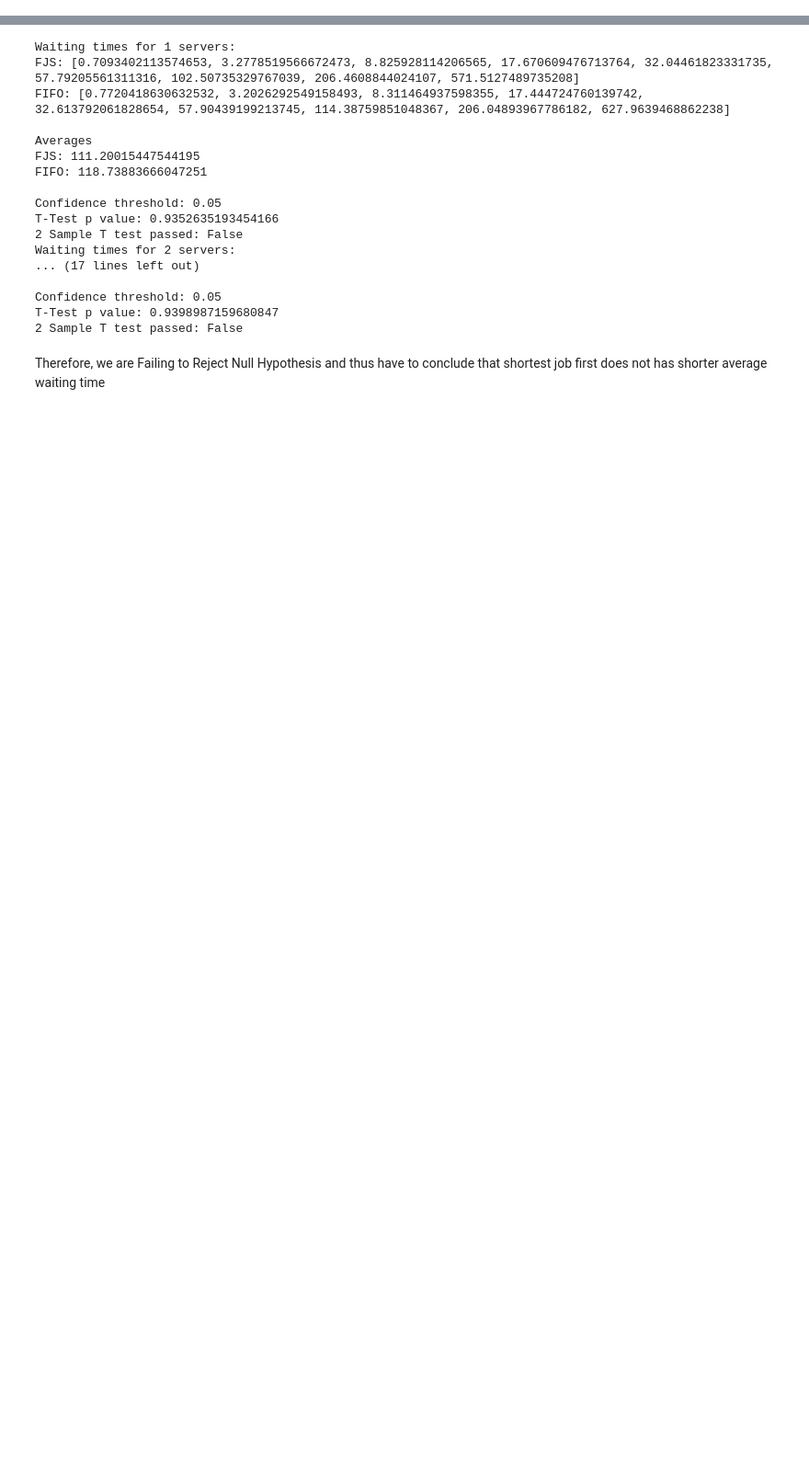
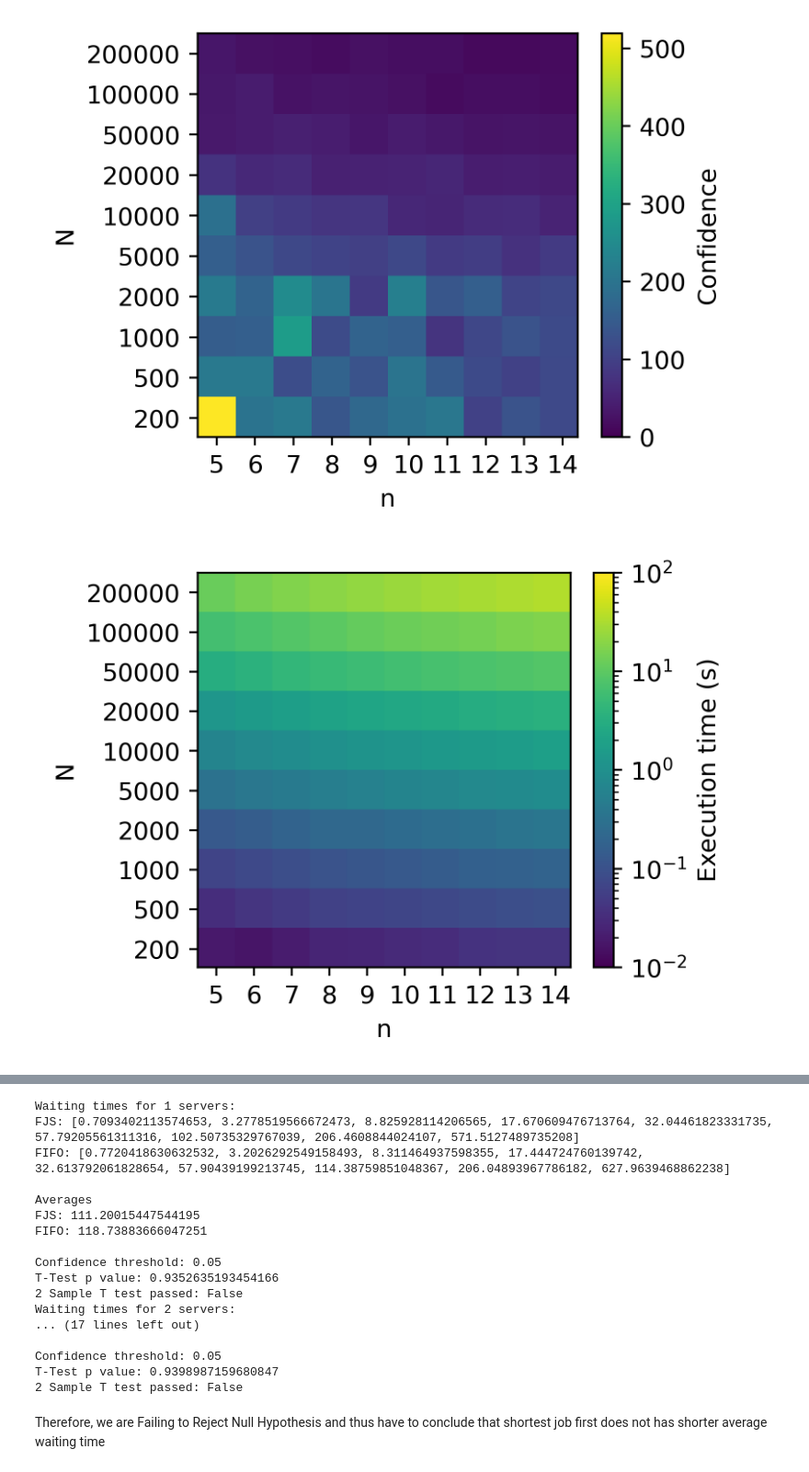
Before and after one commit to pabloralves/Stoc_Assignment_2, a Jupyter notebook: JasperTimmer_12854328_JuanSandalinas_15269388_PabloRodriguezAlves_15310191.ipynb, the cells around one changed output, grey strips where cells are left out. Shown at 92% size. Saved outputs shown, nothing was run; the diff lists cells and outputs as text; code cells hidden in the pictures; blank space fills up the shorter version.

```diff
--- a/JasperTimmer_12854328_JuanSandalinas_15269388_PabloRodriguezAlves_15310191.ipynb
+++ b/JasperTimmer_12854328_JuanSandalinas_15269388_PabloRodriguezAlves_15310191.ipynb
@@ -308,3 +582,34 @@ plot_waitingtimes(data, axs)
+# %%
+plt.figure(figsize=(4, 3), dpi=400)
+plt.imshow(all_data, cmap='viridis', origin='lower', extent=[ns[0], ns[-1], Ns[0], Ns[-1]], aspect='auto', vmin=0)
+colorbar = plt.colorbar(label=f'Confidence')
+
+xticklabels = [str(x) for x in ns]
+yticklabels = [str(y) for y in Ns]
+plt.xlabel('n')
+plt.ylabel('N')
+plt.yticks(np.linspace(10_000, Ns[-1], len(Ns)) * 0.95, yticklabels)
+plt.xticks(ns * 0.91 + 0.9, xticklabels)
+plt.tight_layout()
+plt.savefig('heatmap_waitingime.png')
+plt.show()
+
+plt.figure(figsize=(4, 3), dpi=400)
+plt.imshow(all_times, cmap='viridis', origin='lower', extent=[ns[0], ns[-1], Ns[0], Ns[-1]], aspect='auto', norm=LogNorm(0.01, 100))
+colorbar = plt.colorbar(label=f'Execution time (s)')
+
+xticklabels = [str(x) for x in ns]
+yticklabels = [str(y) for y in Ns]
+plt.xlabel('n')
+plt.ylabel('N')
+plt.yticks(np.linspace(10_000, Ns[-1], len(Ns)) * 0.95, yticklabels)
+plt.xticks(ns * 0.91 + 0.9, xticklabels)
+plt.tight_layout()
+plt.savefig('heatmap_time.png')
+plt.show()
+# %% [output]
+[figure, added]
+[figure, added]
 # %%
 # Parameters
 lambda_ = 0.015
```
Also changed, not shown: parts of 28 cells of this notebook.
